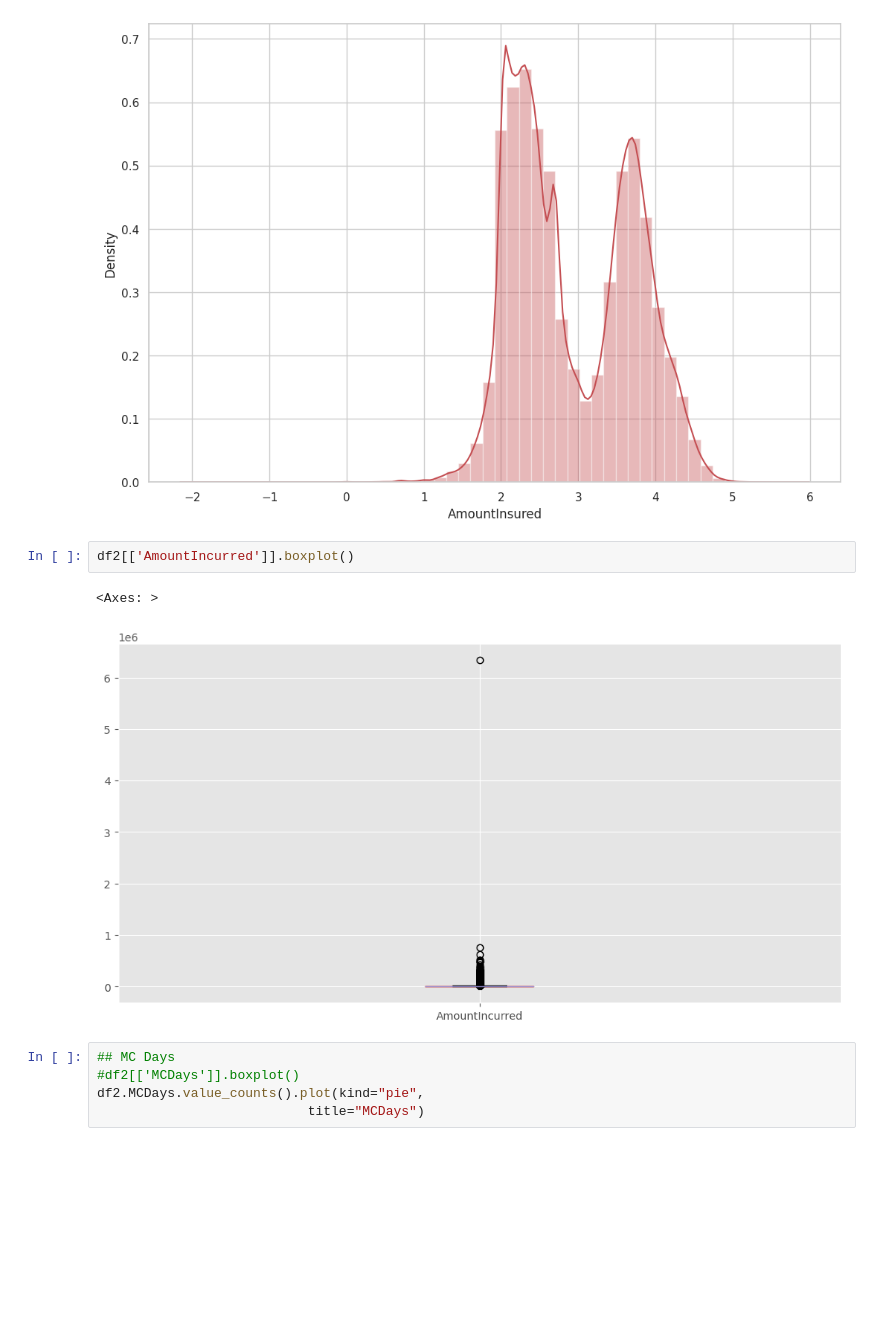
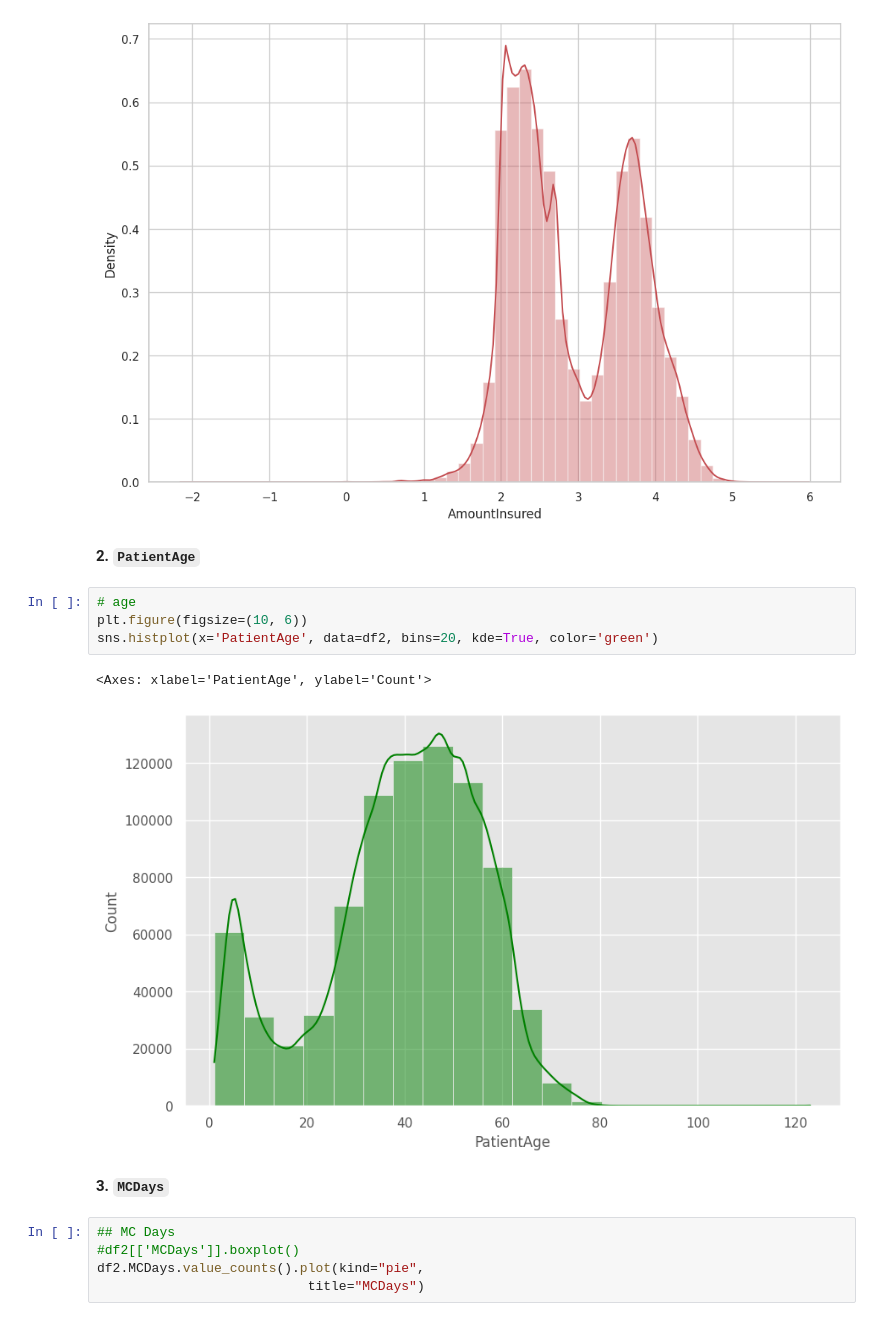
Before and after one commit to AngieChong/Research-Paper, a Jupyter notebook: P2_Prediction_of_Inpatient_Cost.ipynb, the cells around one changed output. Drawn from its saved outputs; the diff is of its cells as text; blank space fills up the shorter version.

```diff
--- a/P2_Prediction_of_Inpatient_Cost.ipynb
+++ b/P2_Prediction_of_Inpatient_Cost.ipynb
@@ -480,11 +484,17 @@ https://gist.github.com/mwaskom/de44147ed2974457ad6372750bbe5751
 
   ax = sns.distplot(np.log10(df2['AmountInsured']), kde = True, color = 'r' )
 [figure]
-# %%
-df2[['AmountIncurred']].boxplot()
-# %% [output]
-<Axes: >
-[figure, removed]
+# %% [markdown]
+**2. `PatientAge`**
+# %%
+# age
+plt.figure(figsize=(10, 6))
+sns.histplot(x='PatientAge', data=df2, bins=20, kde=True, color='green')
+# %% [output]
+<Axes: xlabel='PatientAge', ylabel='Count'>
+[figure, added]
+# %% [markdown]
+**3. `MCDays`**
 # %%
 ## MC Days
 #df2[['MCDays']].boxplot()
```
Also changed, not shown: parts of 9 cells of this notebook.
